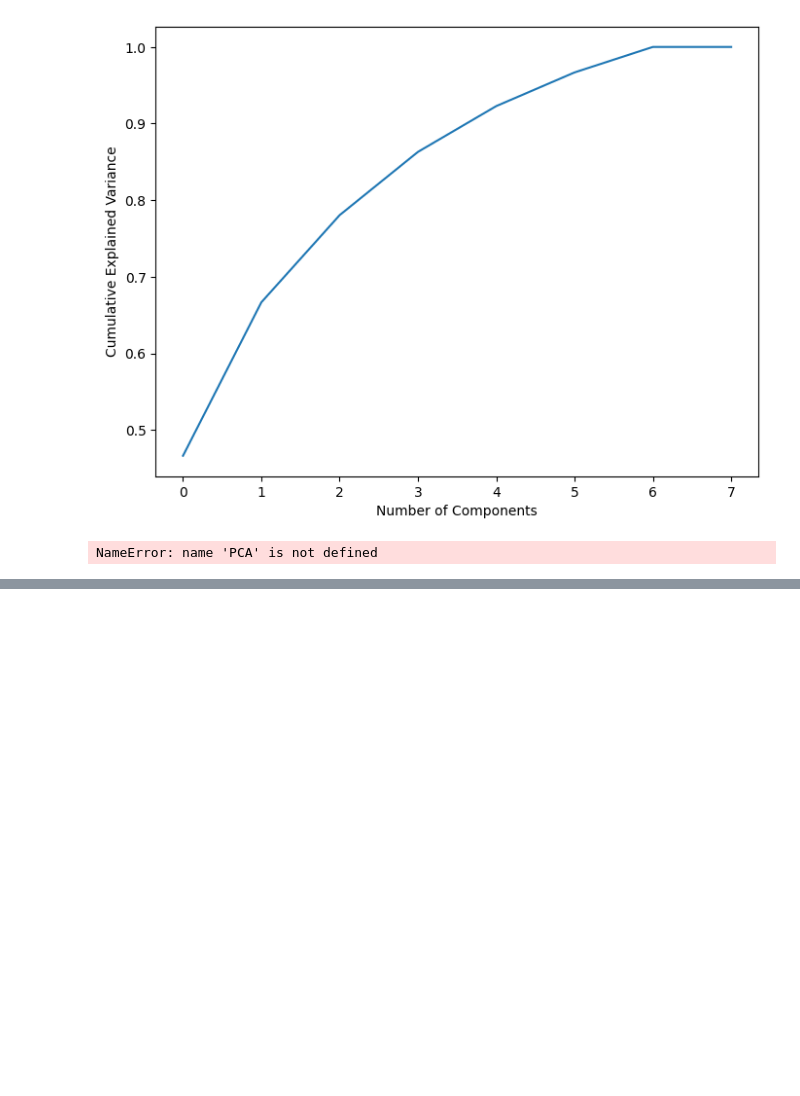
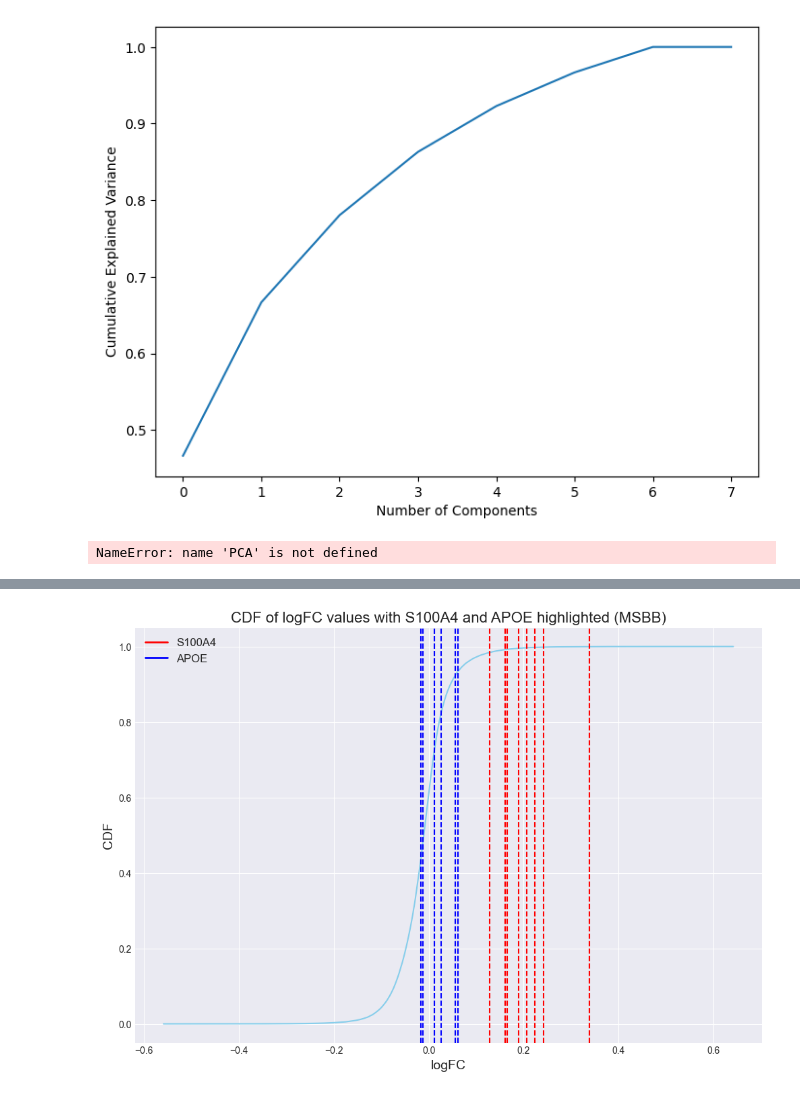
Before and after one commit to jamiecarnevale/GeneClassification-AD, a Jupyter notebook: exploring rnaseq MSBB.ipynb, the cells around one changed output, grey strips where cells are left out. Cells and saved outputs as stored; diff of their text form; code cells hidden in the pictures; blank space fills up the shorter version.

```diff
--- a/exploring rnaseq MSBB.ipynb
+++ b/exploring rnaseq MSBB.ipynb
@@ -1603,0 +1640,44 @@ NameError: name 'PCA' is not defined
+# %%
+import numpy as np
+import matplotlib.pyplot as plt
+
+# Set the style
+plt.style.use('seaborn-darkgrid')
+
+# Set the plot size
+fig, ax = plt.subplots(figsize=(12, 8))
+
+# Calculate CDF
+data_sorted = np.sort(df['logFC'])
+p = 1. * np.arange(len(df)) / (len(df) - 1)
+
+# Plot CDF
+ax.plot(data_sorted, p, color='skyblue')
+
+# Get the logFC values for SERPINA5 and APOE
+serpina5_logFCs = df.loc[df['hgnc_symbol'] == 'S100A4', 'logFC']
+apoe_logFCs = df.loc[df['hgnc_symbol'] == 'APOE', 'logFC']
+
+# Highlight SERPINA5's positions
+for logFC in serpina5_logFCs:
+    ax.axvline(logFC, color='red', linestyle='--')
+
+# Highlight APOE's positions
+for logFC in apoe_logFCs:
+    ax.axvline(logFC, color='blue', linestyle='--')
+
+# Set the title and labels
+ax.set_title('CDF of logFC values with S100A4 and APOE highlighted (MSBB)', fontsize=16)
+ax.set_xlabel('logFC', fontsize=14)
+ax.set_ylabel('CDF', fontsize=14)
+
+# Create a custom legend
+from matplotlib.lines import Line2D
+custom_lines = [Line2D([0], [0], color='red', lw=2),
+                Line2D([0], [0], color='blue', lw=2)]
+ax.legend(custom_lines, ['S100A4', 'APOE'], fontsize=12)
+
+# Display the plot
+plt.show()
+# %% [output]
+[figure, added]
```
Also changed, not shown: parts of 3 cells of this notebook, 9 other files.
